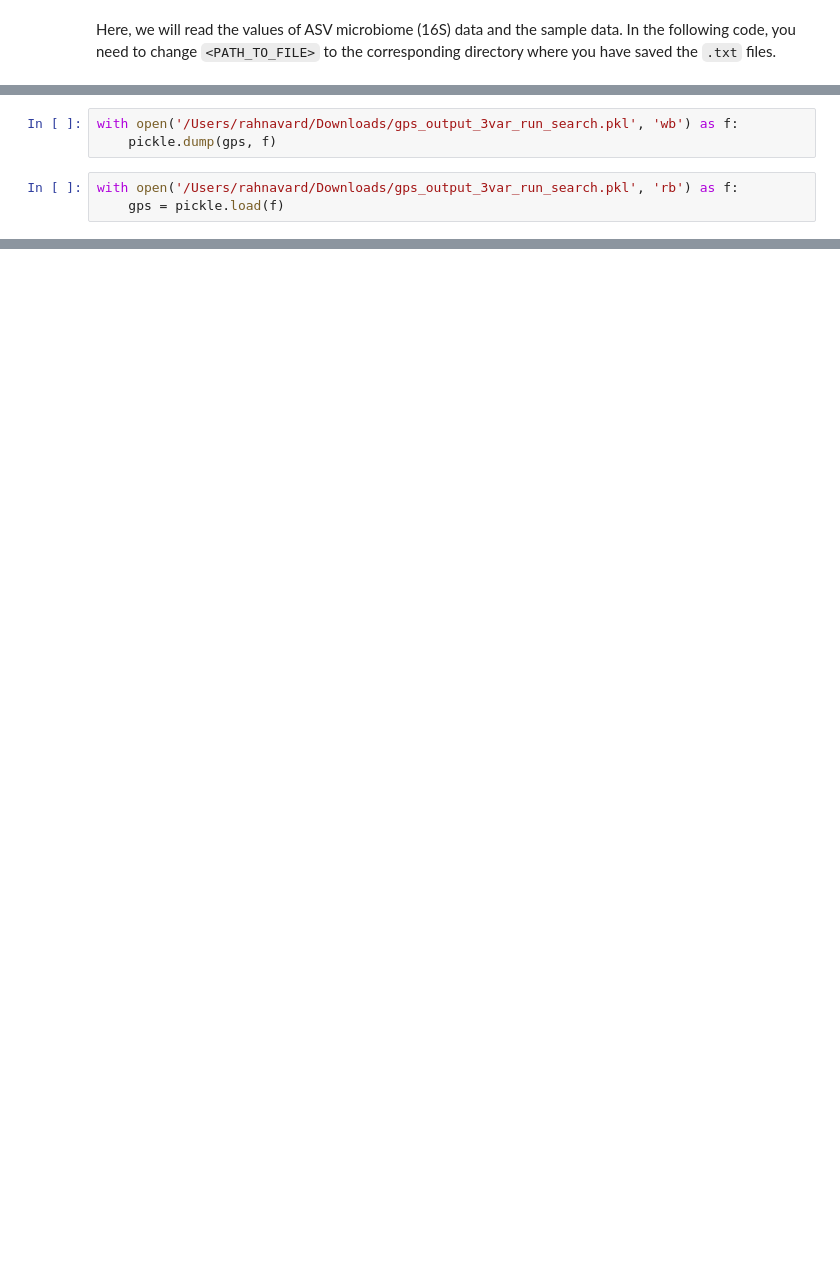
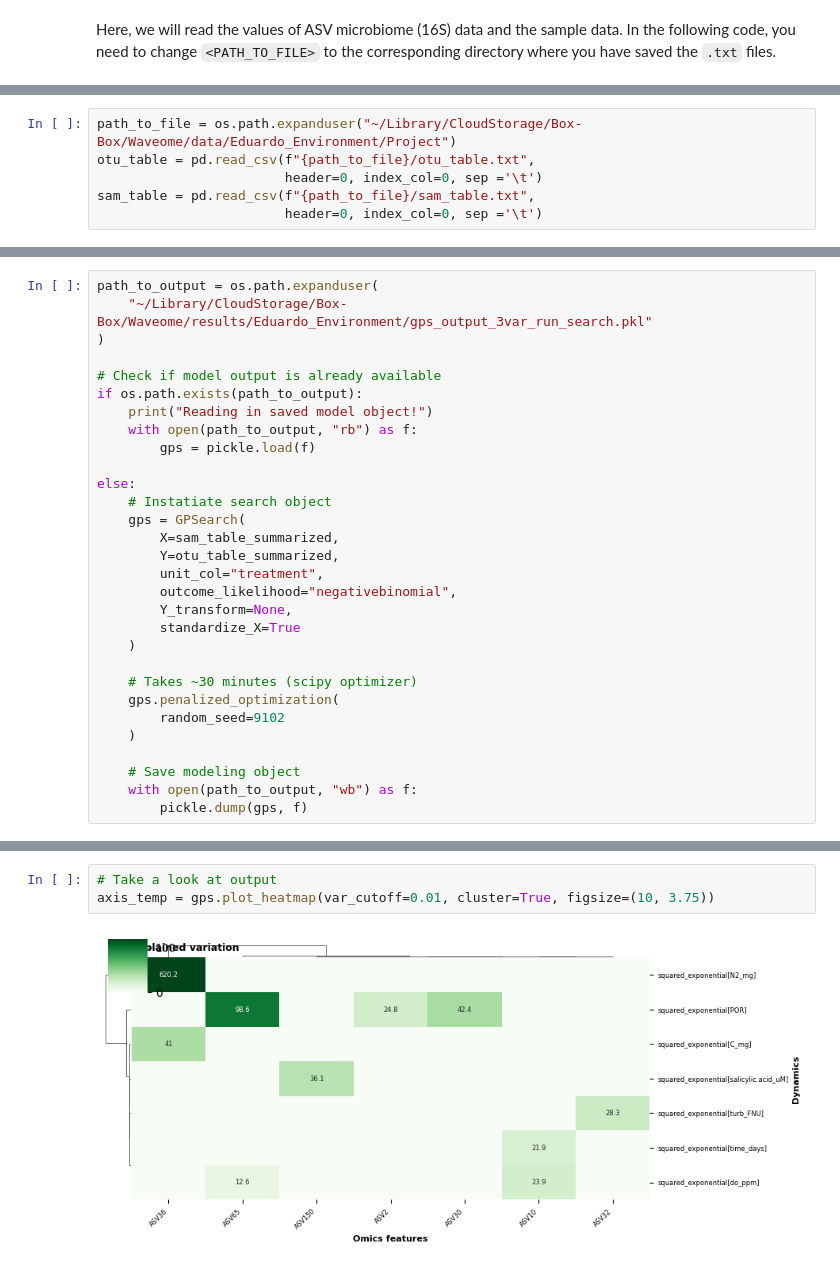
Before and after one commit to omicsEye/waveome, a Jupyter notebook: examples/Marine_microbiome/16S_environment_microbiome_antibiotic_treatments.ipynb, the cells around one changed output, grey strips where cells are left out. Saved outputs shown, nothing was run; the diff lists cells and outputs as text; blank space fills up the shorter version.

Commit message:
Clean up initial analysis of marine microbiome data

```diff
--- a/examples/Marine_microbiome/16S_environment_microbiome_antibiotic_treatments.ipynb
+++ b/examples/Marine_microbiome/16S_environment_microbiome_antibiotic_treatments.ipynb
@@ -283,6 +39,0 @@ KeyboardInterrupt:
-# %%
-with open('/Users/rahnavard/Downloads/gps_output_3var_run_search.pkl', 'wb') as f:
-    pickle.dump(gps, f)
-# %%
-with open('/Users/rahnavard/Downloads/gps_output_3var_run_search.pkl', 'rb') as f:
-    gps = pickle.load(f)
@@ -358,0 +40,6 @@ for i in df.columns[5:10]:
+# %%
+path_to_file = os.path.expanduser("~/Library/CloudStorage/Box-Box/Waveome/data/Eduardo_Environment/Project")
+otu_table = pd.read_csv(f"{path_to_file}/otu_table.txt",
+                        header=0, index_col=0, sep ='\t')
+sam_table = pd.read_csv(f"{path_to_file}/sam_table.txt",
+                        header=0, index_col=0, sep ='\t')
@@ -358,0 +118,30 @@ for i in df.columns[5:10]:
+# %%
+path_to_output = os.path.expanduser(
+    "~/Library/CloudStorage/Box-Box/Waveome/results/Eduardo_Environment/gps_output_3var_run_search.pkl"
+)
+
+# Check if model output is already available
+if os.path.exists(path_to_output):
+    print("Reading in saved model object!")
+    with open(path_to_output, "rb") as f:
+        gps = pickle.load(f)
+
+else:
+    # Instatiate search object
+    gps = GPSearch(
+        X=sam_table_summarized,
+        Y=otu_table_summarized,
+        unit_col="treatment",
+        outcome_likelihood="negativebinomial",
+        Y_transform=None,
+        standardize_X=True
+    )
+
+    # Takes ~30 minutes (scipy optimizer)
+    gps.penalized_optimization(
+        random_seed=9102
+    )
+
+    # Save modeling object
+    with open(path_to_output, "wb") as f:
+        pickle.dump(gps, f)
@@ -358,0 +152,5 @@ for i in df.columns[5:10]:
+# %%
+# Take a look at output
+axis_temp = gps.plot_heatmap(var_cutoff=0.01, cluster=True, figsize=(10, 3.75))
+# %% [output]
+[figure, added]
```
Also changed, not shown: parts of 52 cells of this notebook.
